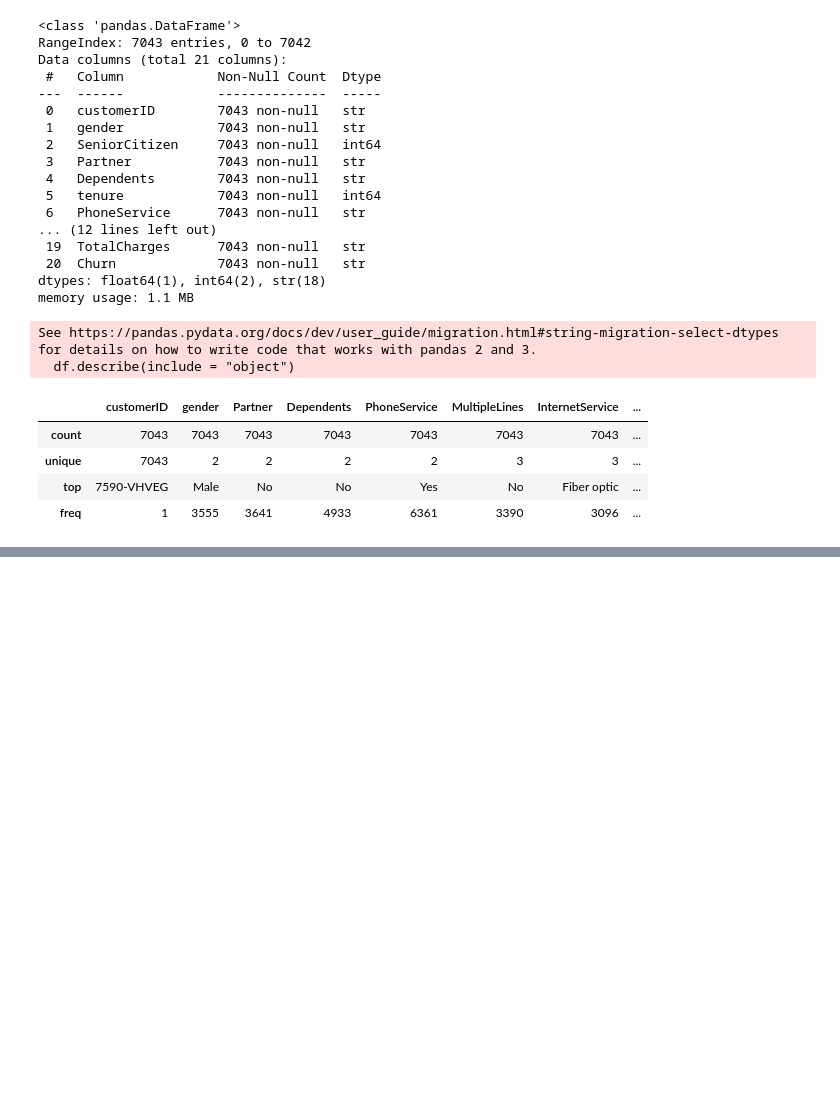
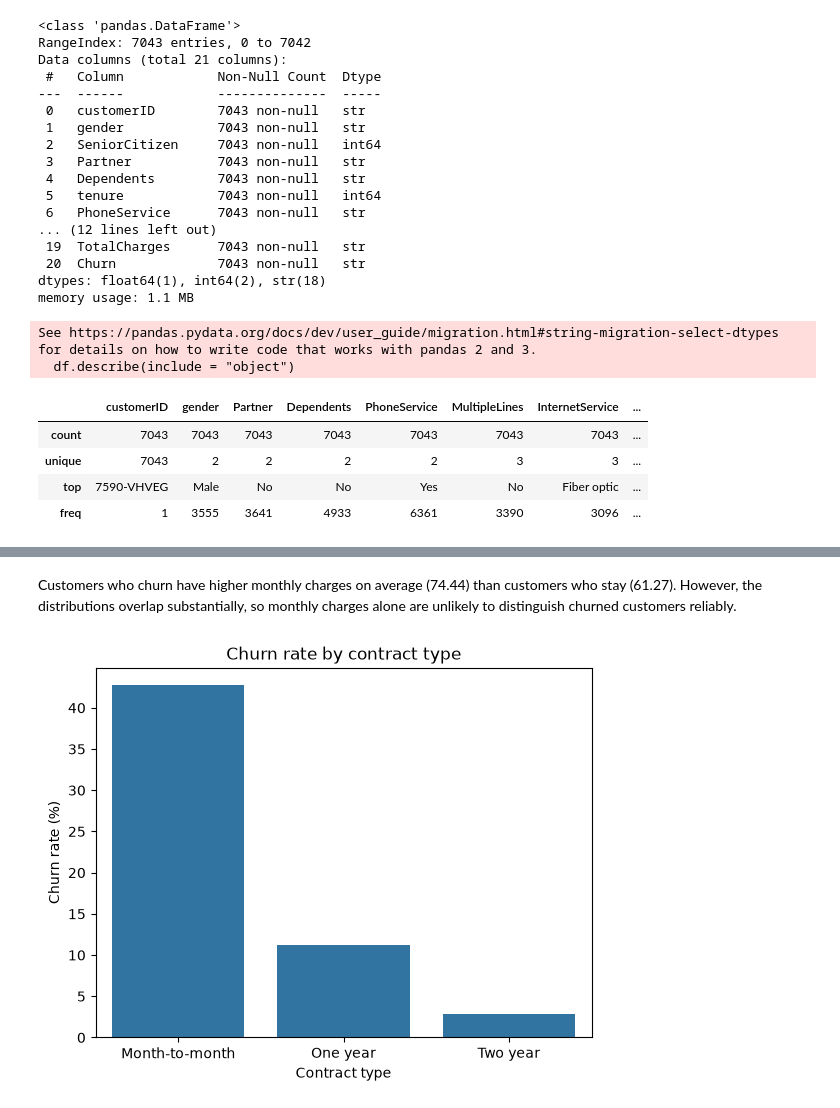
Before and after one commit to krystiangajdur/customer-churn-prediction, a Jupyter notebook: notebooks/01_eda.ipynb, the cells around one changed output, grey strips where cells are left out. Drawn from its saved outputs; the diff is of its cells as text; code cells hidden in the pictures; blank space fills up the shorter version.

```diff
--- a/notebooks/01_eda.ipynb
+++ b/notebooks/01_eda.ipynb
@@ -47,0 +103,13 @@ See https://pandas.pydata.org/docs/dev/user_guide/migration.html#string-migratio
+# %% [markdown]
+Customers who churn have higher monthly charges on average (74.44) than customers who stay (61.27). However, the distributions overlap substantially, so monthly charges alone are unlikely to distinguish churned customers reliably.
+# %%
+contract_churn = pd.crosstab(df["Contract"], df["Churn"], normalize = "index") * 100
+
+sns.barplot(x = contract_churn.index, y = contract_churn["Yes"])
+
+plt.ylabel("Churn rate (%)")
+plt.xlabel("Contract type")
+plt.title("Churn rate by contract type")
+plt.show()
+# %% [output]
+[figure, added]
```
Also changed, not shown: parts of 17 cells of this notebook.
